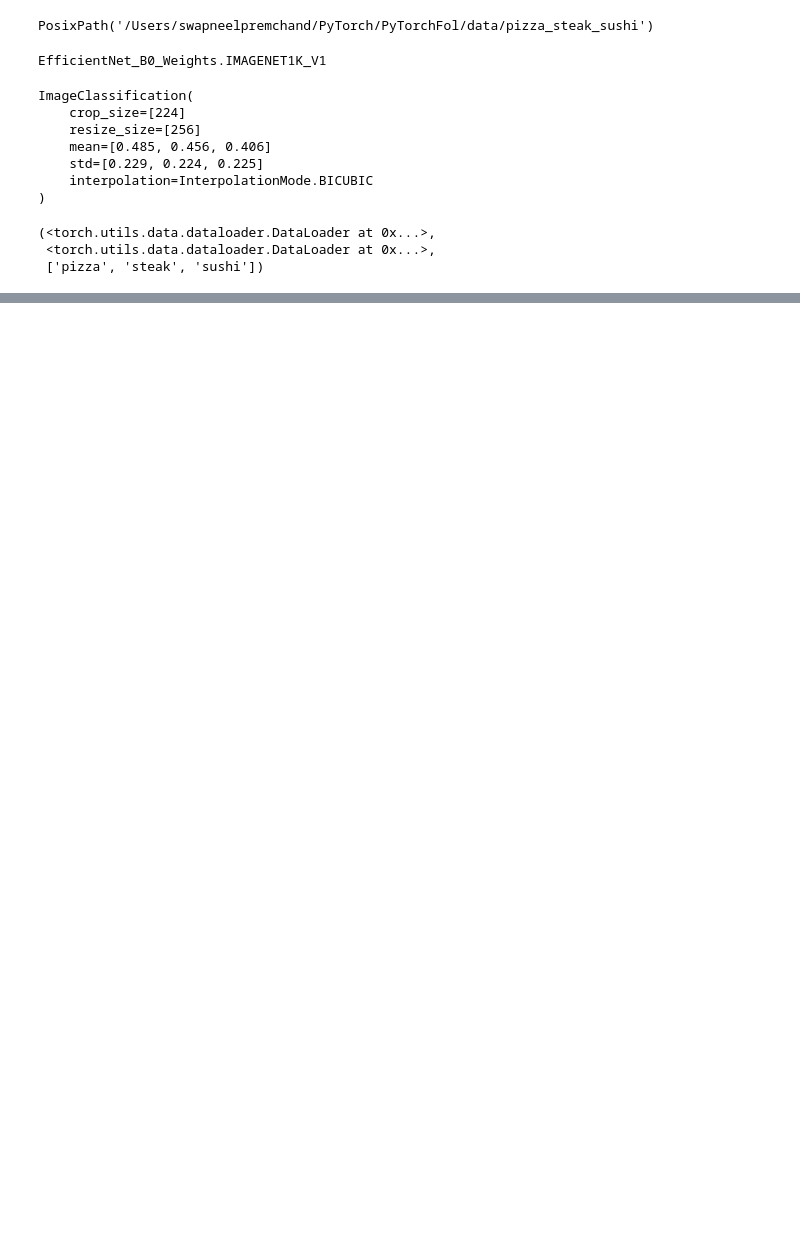
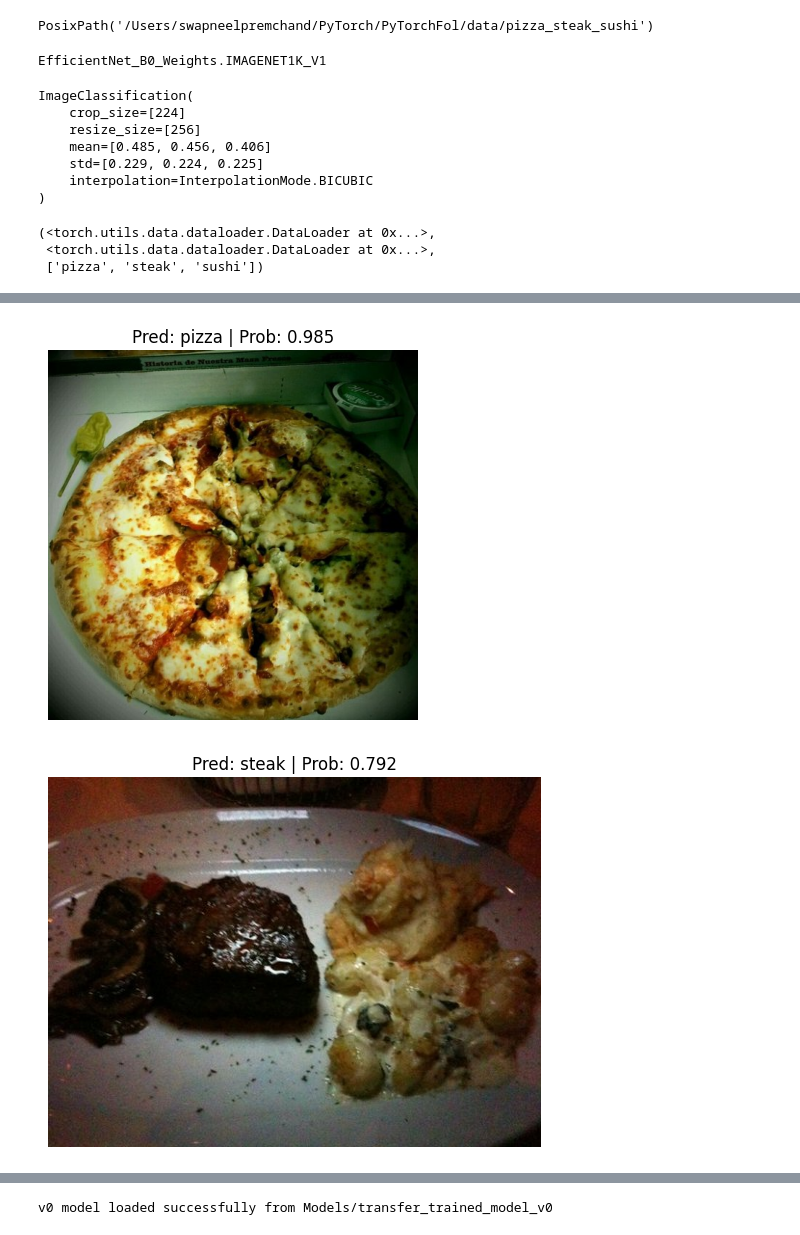
Before and after one commit to Sw4ppleneel/PyTorch, a Jupyter notebook: PyTorchFol/Transfer_learning.ipynb, the cells around one changed output, grey strips where cells are left out. Saved outputs shown, nothing was run; the diff lists cells and outputs as text; code cells hidden in the pictures; blank space fills up the shorter version.

```diff
--- a/PyTorchFol/Transfer_learning.ipynb
+++ b/PyTorchFol/Transfer_learning.ipynb
@@ -82,2 +84,2 @@ weights = torchvision.models.EfficientNet_B0_Weights.DEFAULT
 # %%
-model = torchvision.models.efficientnet_b0(weights= weights)
+model = torchvision.models.efficientnet_b2(weights= weights)
@@ -183,0 +395,19 @@ RuntimeError: Input type (MPSFloatType) and weight type (torch.FloatTensor) shou
+# %%
+# Get a random list of image paths from test set
+import random
+random.seed(1000)
+num_images_to_plot = 3
+test_image_path_list = list(Path(test_dir).glob("*/*.jpg")) # get list all image paths from test data
+test_image_path_sample = random.sample(population=test_image_path_list, # go through all of the test image paths
+                                       k=num_images_to_plot) # randomly select 'k' image paths to pred and plot
+
+# Make predictions on and plot the images
+for image_path in test_image_path_sample:
+    pred_and_plot_image(model=loaded_model,
+                        image_path=image_path,
+                        class_names=class_names,
+                        image_size=(224, 224),
+                        device=device)
+# %% [output]
+[figure, added]
+[figure, added]
@@ -183,0 +415,25 @@ RuntimeError: Input type (MPSFloatType) and weight type (torch.FloatTensor) shou
+# %%
+# Load v0 model for inference
+loaded_model_v0 = torchvision.models.efficientnet_b0(weights=None)
+
+# Freeze all base layers
+for param in loaded_model_v0.features.parameters():
+    param.requires_grad = False
+
+# Replace classifier to match v0 architecture
+loaded_model_v0.classifier = torch.nn.Sequential(
+    torch.nn.Dropout(p=0.2, inplace=True),
+    torch.nn.Linear(in_features=1280, out_features=output_shape, bias=True)
+)
+
+# Load the saved state dict
+MODEL_SAVE_PATH_V0 = Path("Models/transfer_trained_model_v0")
+loaded_model_v0.load_state_dict(torch.load(f=MODEL_SAVE_PATH_V0, map_location=device))
+
+# Move to device and set to eval mode
+loaded_model_v0 = loaded_model_v0.to(device)
+loaded_model_v0.eval()
+
+print(f"v0 model loaded successfully from {MODEL_SAVE_PATH_V0}")
+# %% [output]
+v0 model loaded successfully from Models/transfer_trained_model_v0
```
Also changed, not shown: parts of 22 cells of this notebook, 4 other files.
